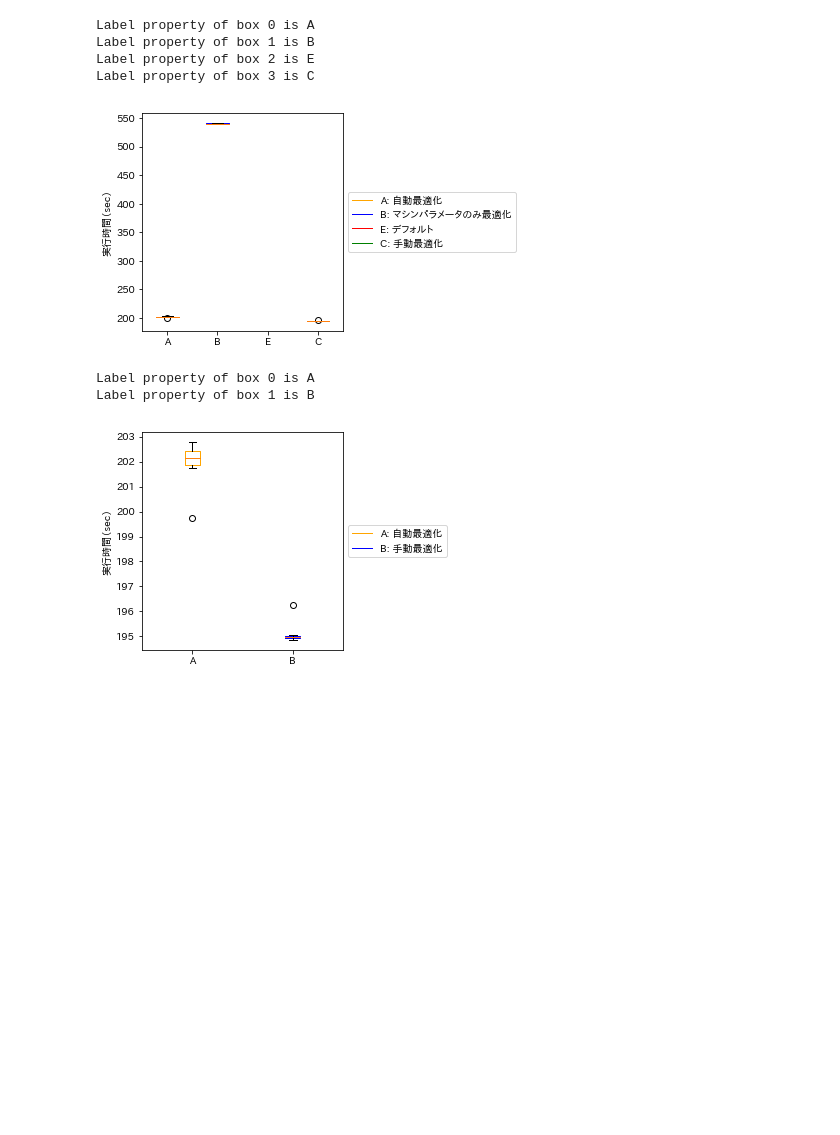
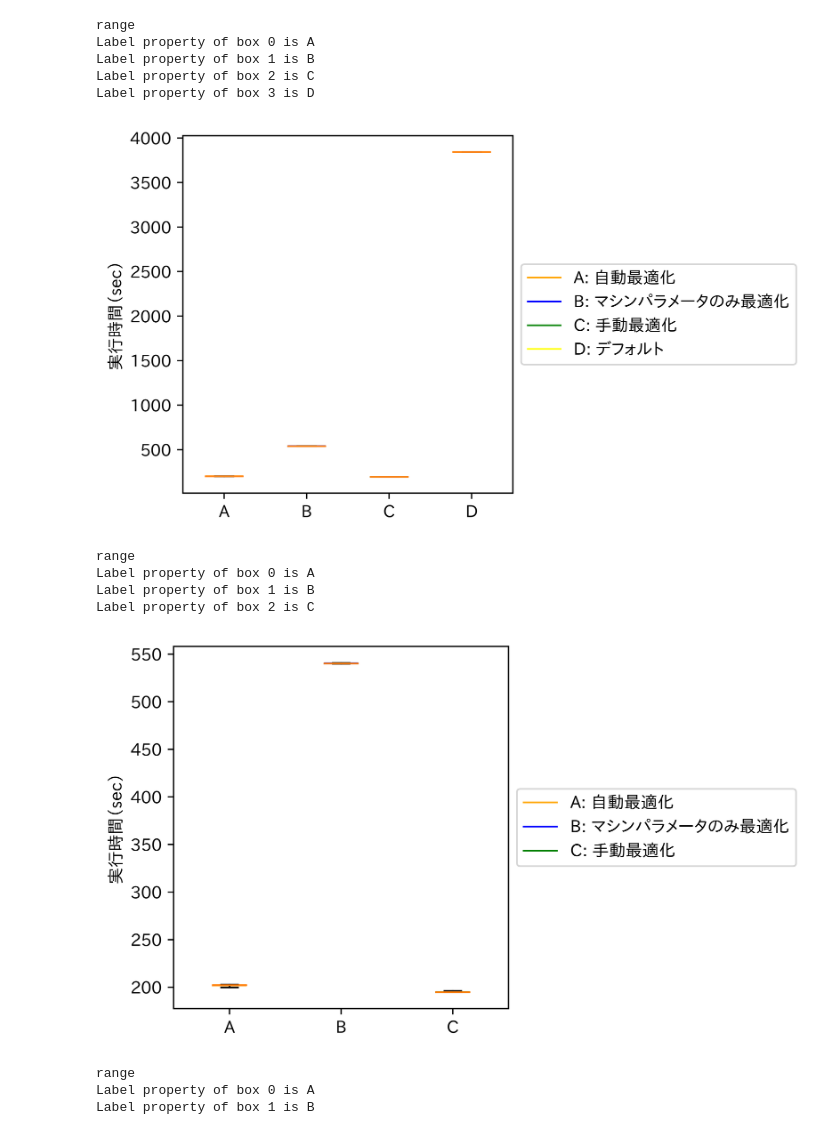
Before and after one commit to hashmup/genie, a Jupyter notebook: analyze/compare.ipynb, the cells around one changed output. Drawn from its saved outputs; the diff is of its cells as text; code cells hidden in the pictures; blank space fills up the shorter version.

```diff
--- a/analyze/compare.ipynb
+++ b/analyze/compare.ipynb
@@ -11,14 +11,15 @@ from matplotlib.ticker import MaxNLocator
 %matplotlib inline
 plt.rcParams['font.family'] = 'IPAPGothic'
 # %%
-def boxplot(data, table, filename):
+def boxplot(data, table, filename, _range='range'):
+    print(_range)
     d = []
     label = []
     for k in data:
         d.append(data[k])
         label.append(table[k])
-    fig, ax = plt.subplots()
-    boxplot_dict = ax.boxplot(d)
+    fig, ax = plt.subplots(dpi=900)
+    boxplot_dict = ax.boxplot(d, whis=_range)
     plt.xticks([x+1 for x in range(len(d))] , label)
 
     color_dict = {'A':'orange', 'B':'blue', 'C':'green', 'D': 'yellow', 'E': 'RED'}
@@ -81,27 +84,51 @@ Label property of box 3 is D
 # %%
 df_k = {
     "自動最適化": [202.158979 ,202.775673, 199.756990, 201.858775, 202.281723, 202.130959, 202.471293, 202.411957, 201.727052],
     "マシンパラメータのみ最適化": [540.314667, 540.195012, 540.236031, 540.566031, 540.155487, 540.235561, 539.998205, 540.286428, 540.843942, 540.834667],
-    "デフォルト": [],
+    "手動最適化": [194.901470, 196.241227, 194.939445, 195.043659, 195.016793, 195.008183, 194.926891, 194.858799, 194.967911, 195.023119],
+    "デフォルト": [3843.444054, 3843.728815, 3843.399342, 3843.391069, 3843.662798, 3843.337617, 3843.606756, 3843.164386, 3842.924506],
+}
+table3 = {
+    "自動最適化": "A",
+    "マシンパラメータのみ最適化": "B",
+    "手動最適化": "C",
+    "デフォルト": "D",
+}
+boxplot(df_k, table3, "k-compare.png")
+
+table4 = {
+    "自動最適化": "A",
+    "マシンパラメータのみ最適化": "B",
+    "手動最適化": "C",
+}
+df_k = {
+    "自動最適化": [202.158979 ,202.775673, 199.756990, 201.858775, 202.281723, 202.130959, 202.471293, 202.411957, 201.727052],
+    "マシンパラメータのみ最適化": [540.314667, 540.195012, 540.236031, 540.566031, 540.155487, 540.235561, 539.998205, 540.286428, 540.843942, 540.834667],
     "手動最適化": [194.901470, 196.241227, 194.939445, 195.043659, 195.016793, 195.008183, 194.926891, 194.858799, 194.967911, 195.023119],
 }
-boxplot(df_k, table, "k-compare.pdf")
+boxplot(df_k, table4, "k-compare-2.png")
 
-table3 = {
+table5 = {
     "自動最適化": "A",
     "手動最適化": "B",
 }
 df_k = {
     "自動最適化": [202.158979 ,202.775673, 199.756990, 201.858775, 202.281723, 202.130959, 202.471293, 202.411957, 201.727052],
     "手動最適化": [194.901470, 196.241227, 194.939445, 195.043659, 195.016793, 195.008183, 194.926891, 194.858799, 194.967911, 195.023119],
 }
-boxplot(df_k, table3, "k-compare-2.pdf")
+boxplot(df_k, table5, "k-compare-3.png")
 # %% [output]
+range
 Label property of box 0 is A
 Label property of box 1 is B
-Label property of box 2 is E
-Label property of box 3 is C
+Label property of box 2 is C
+Label property of box 3 is D
-[figure, old version]
+[figure, new version]
+range
 Label property of box 0 is A
 Label property of box 1 is B
+Label property of box 2 is C
-[figure, old version]
+[figure, new version]
+range
+Label property of box 0 is A
+Label property of box 1 is B
```
Also changed, not shown: parts of 18 cells of this notebook.
